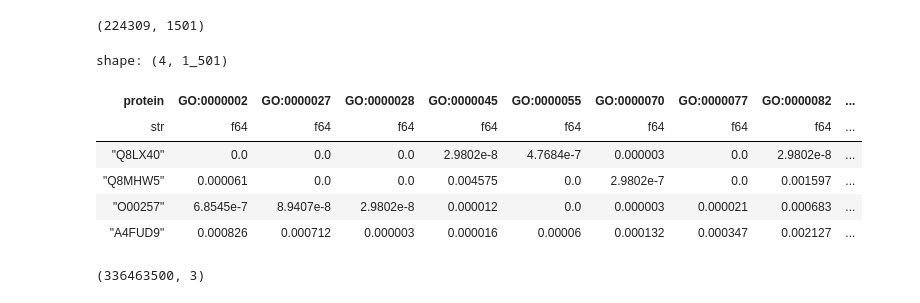
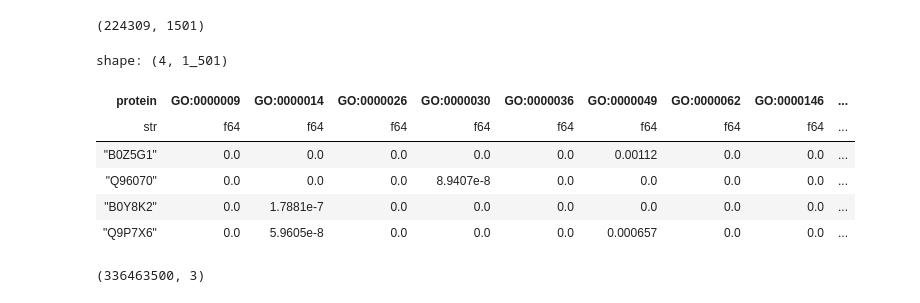
Before and after one commit to sumaniitm/cafa-6-protein-function-prediction-kaggle, a Jupyter notebook: cafa6-baseline-and-feature-engineering.ipynb, the cells around one changed output. Saved outputs shown, nothing was run; the diff lists cells and outputs as text; code cells hidden in the pictures.

Commit message:
Kaggle Notebook | baseline-and-feature-engineering | Version 33

```diff
--- a/cafa6-baseline-and-feature-engineering.ipynb
+++ b/cafa6-baseline-and-feature-engineering.ipynb
@@ -235,5 +227,5 @@ shape: (1, 2)
 # %%
-df_test_features = pl.read_parquet('/kaggle/input/cafa6-protein-go-terms-feat-labels/test_protein_features_esm2_480.parquet')
+df_test_features = pl.read_parquet('/kaggle/input/cafa6-protein-go-terms-feat-labels/test_protein_features_esm2_640.parquet')
 print("Shape of test data", df_test_features.shape)
 # %% [output]
 Shape of test data (224309, 2)
@@ -481,7 +445,10 @@ shape: (1, 2)
 # %%
-bias_arr_prep_dict = {}
-
-for i in range(len(label_cols_bp)):
-    #print(i)
-    bias_arr_prep_dict[label_cols_bp[i]] = x_train.group_by([label_cols_bp[i]]).agg(pl.col("protein_accession_id").count())\
-    .filter(pl.col(label_cols_bp[i])==1.0).item(0,1)
+def get_bias_info(label_cols, p_bias_arr_prep_dict, p_bias_list):
+    for i in range(len(label_cols)):
+        bias_arr_prep_dict[label_cols[i]] = x_train.group_by([label_cols[i]]).agg(pl.col("protein_accession_id").count())\
+        .filter(pl.col(label_cols[i])==1.0).item(0,1)
+    for k,v in bias_arr_prep_dict.items():
+        #print("{0} has {1} occurences".format(k,v))
+        bias_value = round(np.log(v/1500),5)
+        bias_list.append(bias_value)
+    return p_bias_arr_prep_dict, p_bias_list
@@ -643,8 +606,8 @@ df_test_features.columns
 submission_embeds = pl.Series(df_test_features.select(pl.col('embedding_arrays'))).to_list()
 # %%
 pos_dict = {}
-for i in range(len(label_cols_bp)):
-    pos_dict[i] = label_cols_bp[i]
+for i in range(len(label_cols_mf)):
+    pos_dict[i] = label_cols_mf[i]
 
 print(pos_dict[0])
 # %% [output]
@@ -743,3 +688,3 @@ all_predictions[0]
 # %%
-semi_final_df_bp = pl.DataFrame(all_predictions)
+semi_final_df_mf = pl.DataFrame(all_predictions)
 # %%
@@ -747,13 +692,13 @@ semi_final_df_bp.shape
 # %% [output]
 (224309, 1501)
 # %%
-semi_final_df_bp.head(4)
+semi_final_df_mf.head(4)
 # %% [output]
 shape: (4, 1_501)
-| protein | GO:0000002 | GO:0000027 | GO:0000028 | GO:0000045 | GO:0000055 | GO:0000070 | GO:0000077 | GO:0000082 | ... |
+| protein | GO:0000009 | GO:0000014 | GO:0000026 | GO:0000030 | GO:0000036 | GO:0000049 | GO:0000062 | GO:0000146 | ... |
 | str | f64 | f64 | f64 | f64 | f64 | f64 | f64 | f64 | ... |
-| "Q8LX40" | 0.0 | 0.0 | 0.0 | 2.9802e-8 | 4.7684e-7 | 0.000003 | 0.0 | 2.9802e-8 | ... |
-| "Q8MHW5" | 0.000061 | 0.0 | 0.0 | 0.004575 | 0.0 | 2.9802e-7 | 0.0 | 0.001597 | ... |
-| "O00257" | 6.8545e-7 | 8.9407e-8 | 2.9802e-8 | 0.000012 | 0.0 | 0.000003 | 0.000021 | 0.000683 | ... |
-| "A4FUD9" | 0.000826 | 0.000712 | 0.000003 | 0.000016 | 0.00006 | 0.000132 | 0.000347 | 0.002127 | ... |
+| "B0Z5G1" | 0.0 | 0.0 | 0.0 | 0.0 | 0.0 | 0.00112 | 0.0 | 0.0 | ... |
+| "Q96070" | 0.0 | 0.0 | 0.0 | 8.9407e-8 | 0.0 | 0.0 | 0.0 | 0.0 | ... |
+| "B0Y8K2" | 0.0 | 1.7881e-7 | 0.0 | 0.0 | 0.0 | 0.0 | 0.0 | 0.0 | ... |
+| "Q9P7X6" | 0.0 | 5.9605e-8 | 0.0 | 0.0 | 0.0 | 0.000657 | 0.0 | 0.0 | ... |
 # %%
```
Also changed, not shown: parts of 39 cells of this notebook.
